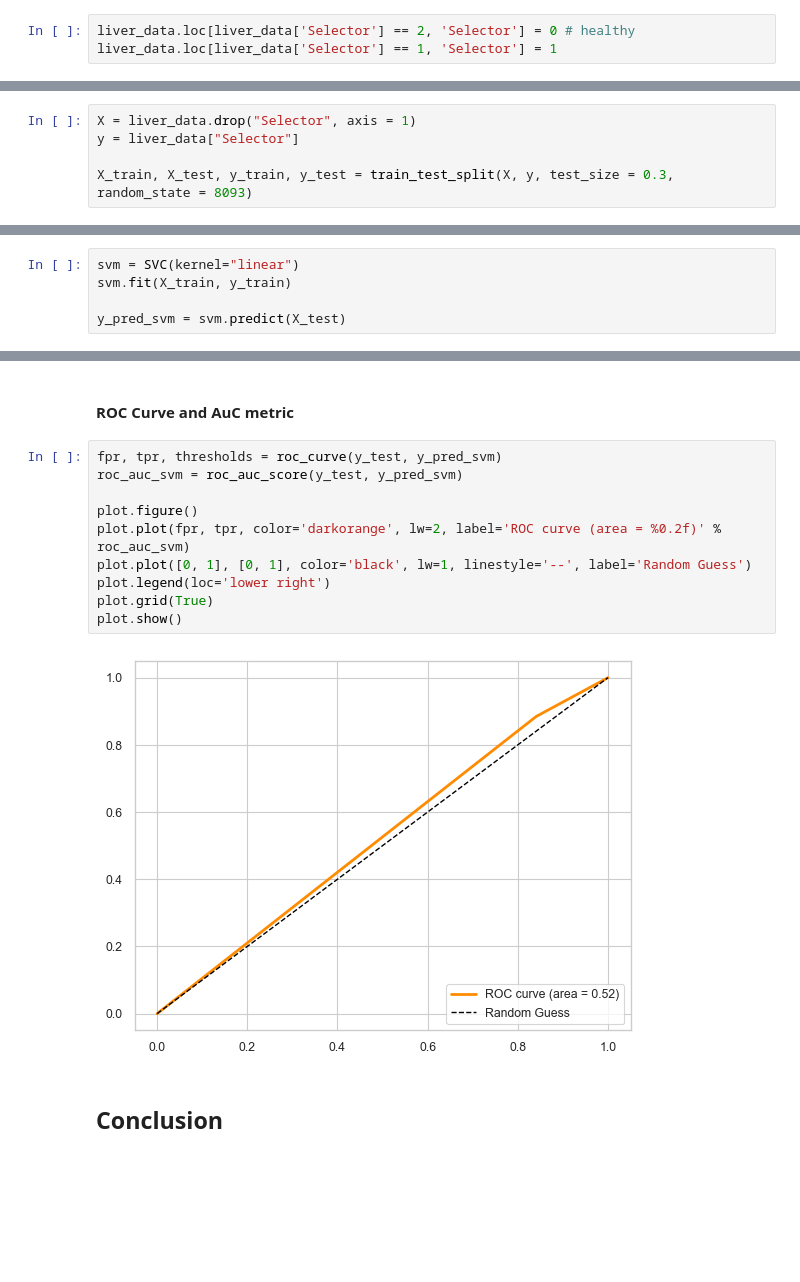
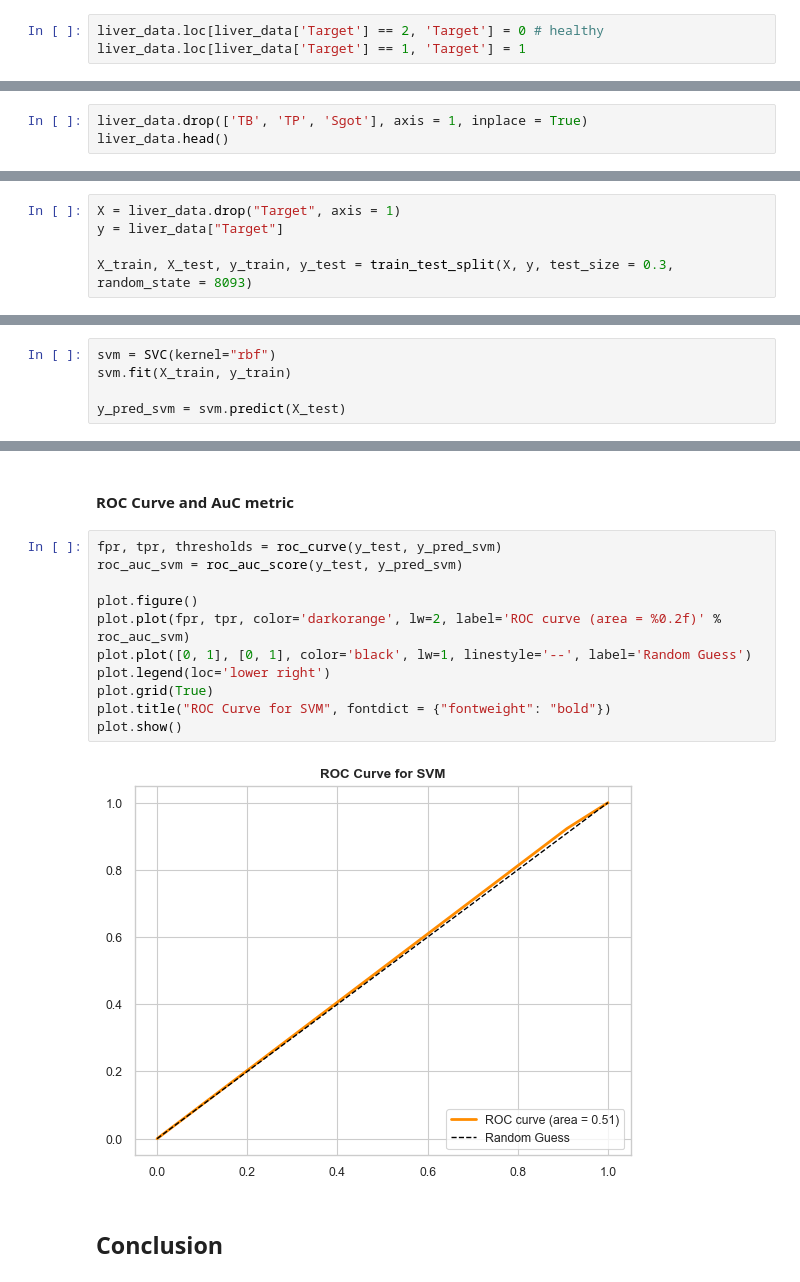
Before and after one commit to utkarshpant/6302-final-project, a Jupyter notebook: Analysis.ipynb, the cells around one changed output, grey strips where cells are left out. Saved outputs shown, nothing was run; the diff lists cells and outputs as text; blank space fills up the shorter version.

Commit message:
Update plots and modeling logic
- Add correlation heatmap

Drop one feature from each high correlation pair

```diff
--- a/Analysis.ipynb
+++ b/Analysis.ipynb
@@ -106,5 +122,5 @@ Text(0.5, 0, 'Gender')
 [figure]
 # %%
-liver_data.loc[liver_data['Selector'] == 2, 'Selector'] = 0 # healthy
-liver_data.loc[liver_data['Selector'] == 1, 'Selector'] = 1
+liver_data.loc[liver_data['Target'] == 2, 'Target'] = 0 # healthy
+liver_data.loc[liver_data['Target'] == 1, 'Target'] = 1
 # %%
@@ -120,0 +153,3 @@ In this case, even though _significant_ outliers exist in almost all features, w
+# %%
+liver_data.drop(['TB', 'TP', 'Sgot'], axis = 1, inplace = True)
+liver_data.head()
@@ -168,8 +214,8 @@ liver_data.head()
 # %% [markdown]
 ### Splitting the data into training and testing sets
 # %%
-X = liver_data.drop("Selector", axis = 1)
-y = liver_data["Selector"]
+X = liver_data.drop("Target", axis = 1)
+y = liver_data["Target"]
 
 X_train, X_test, y_train, y_test = train_test_split(X, y, test_size = 0.3, random_state = 8093)
 # %% [markdown]
@@ -226,7 +273,7 @@ plot.show()
 # %% [markdown]
 ### Support Vector Machine
 # %%
-svm = SVC(kernel="linear")
+svm = SVC(kernel="rbf")
 svm.fit(X_train, y_train)
 
 y_pred_svm = svm.predict(X_test)
@@ -261,15 +312,16 @@ Text(0.5, 1.0, 'Confusion Matrix for SVM')
 # %%
 fpr, tpr, thresholds = roc_curve(y_test, y_pred_svm)
 roc_auc_svm = roc_auc_score(y_test, y_pred_svm)
 
 plot.figure()
 plot.plot(fpr, tpr, color='darkorange', lw=2, label='ROC curve (area = %0.2f)' % roc_auc_svm)
 plot.plot([0, 1], [0, 1], color='black', lw=1, linestyle='--', label='Random Guess')
 plot.legend(loc='lower right')
 plot.grid(True)
+plot.title("ROC Curve for SVM", fontdict = {"fontweight": "bold"})
 plot.show()
 # %% [output]
-[figure, old version]
+[figure, new version]
 # %% [markdown]
 ## Conclusion
 # %% [markdown]
```
Also changed, not shown: parts of 28 cells of this notebook, 1 other file.
